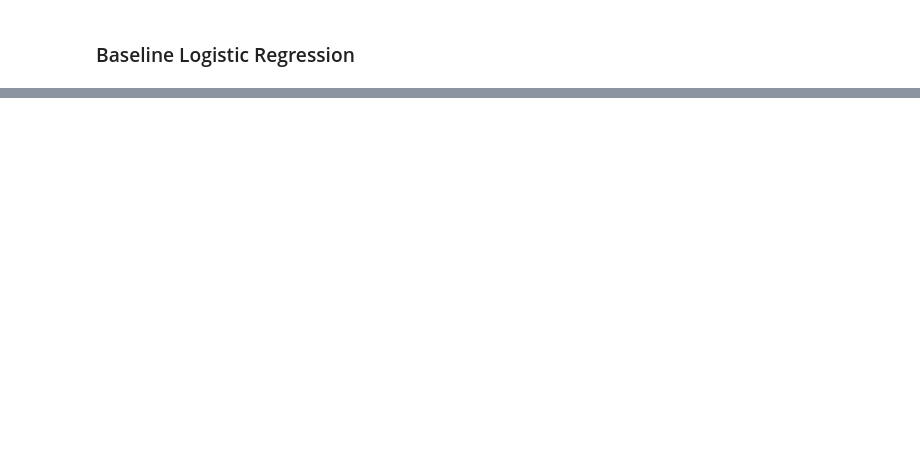
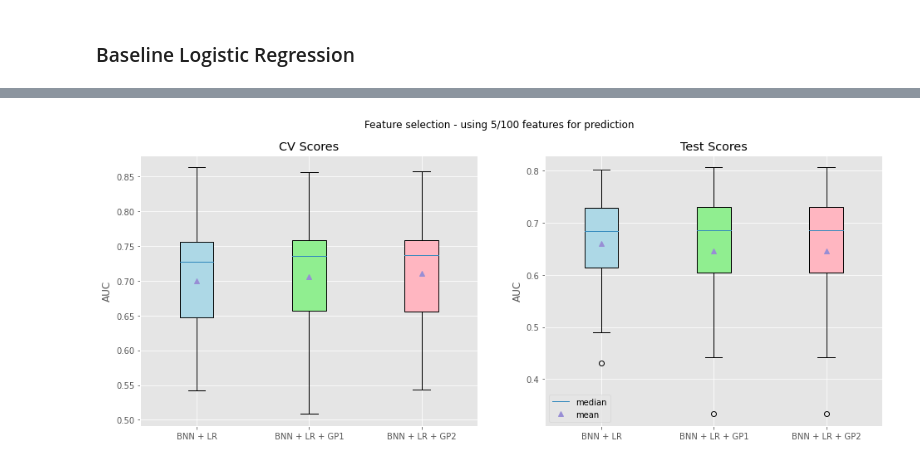
Before and after one commit to Habush/moses-incons-pen-xp, a Jupyter notebook: notebooks/variable_selection/cancer/nn/2_bnn_bmm_sgmcmc.ipynb, the cells around one changed output, grey strips where cells are left out. Drawn from its saved outputs; the diff is of its cells as text; code cells hidden in the pictures; blank space fills up the shorter version.

```diff
--- a/notebooks/variable_selection/cancer/nn/2_bnn_bmm_sgmcmc.ipynb
+++ b/notebooks/variable_selection/cancer/nn/2_bnn_bmm_sgmcmc.ipynb
@@ -368,0 +1213,3 @@ DeviceArray([  1,   2,   3,   4,   8,  10,  11,  15,  17,  19,  21,  25,
+# %%
+bnn_gp_df = pd.read_csv(f"{save_dir_100}/bnn_lr_gp.csv")
+bnn_gp_df
@@ -368,0 +1241,36 @@ DeviceArray([  1,   2,   3,   4,   8,  10,  11,  15,  17,  19,  21,  25,
+# %%
+bnn_lr_cv_5_fts = bnn_gp_df[(bnn_gp_df["classifier"] == "BNN + LR") & (bnn_gp_df["orig_num_feats"] == 5)]["cv_score"].to_numpy()
+bnn_gp_1_cv_5_fts = bnn_gp_df[(bnn_gp_df["classifier"] == "BNN + LR + GP1") & (bnn_gp_df["orig_num_feats"] == 5)]["cv_score"].to_numpy()
+bnn_gp_2_cv_5_fts = bnn_gp_df[(bnn_gp_df["classifier"] == "BNN + LR + GP2") & (bnn_gp_df["orig_num_feats"] == 5)]["cv_score"].to_numpy()
+
+bnn_lr_test_5_fts = bnn_gp_df[(bnn_gp_df["classifier"] == "BNN + LR") & (bnn_gp_df["orig_num_feats"] == 5)]["test_score"].to_numpy()
+bnn_gp_1_test_5_fts = bnn_gp_df[(bnn_gp_df["classifier"] == "BNN + LR + GP2") & (bnn_gp_df["orig_num_feats"] == 5)]["test_score"].to_numpy()
+bnn_gp_2_test_5_fts = bnn_gp_df[(bnn_gp_df["classifier"] == "BNN + LR + GP2") & (bnn_gp_df["orig_num_feats"] == 5)]["test_score"].to_numpy()
+
+labels = ["BNN + LR", "BNN + LR + GP1", "BNN + LR + GP2"]
+
+fig, (ax1, ax2) = plt.subplots(1, 2, figsize=(16, 6))
+
+bplot1 = ax1.boxplot([bnn_lr_cv_5_fts, bnn_gp_1_cv_5_fts, bnn_gp_2_cv_5_fts], showmeans=True, patch_artist=True, labels=labels)
+bplot2 = ax2.boxplot([bnn_lr_test_5_fts, bnn_gp_1_test_5_fts, bnn_gp_2_test_5_fts], showmeans=True, patch_artist=True, labels=labels)
+
+# fill with colors
+colors = ['lightblue', 'lightgreen', "lightpink"]
+for bplot in (bplot1, bplot2):
+    for patch, color in zip(bplot['boxes'], colors):
+        patch.set_facecolor(color)
+
+
+fig.suptitle("Feature selection - using 5/100 features for prediction")
+plt.legend([bplot1['medians'][0], bplot1['means'][0]], ['median', 'mean'])
+plt.legend([bplot2['medians'][0], bplot2['means'][0]], ['median', 'mean'])
+
+ax1.set_ylabel("AUC")
+ax1.set_title("CV Scores")
+
+ax2.set_ylabel("AUC")
+ax2.set_title("Test Scores")
+
+plt.show()
+# %% [output]
+[figure, added]
```
Also changed, not shown: parts of 108 cells of this notebook, 20 other files.
